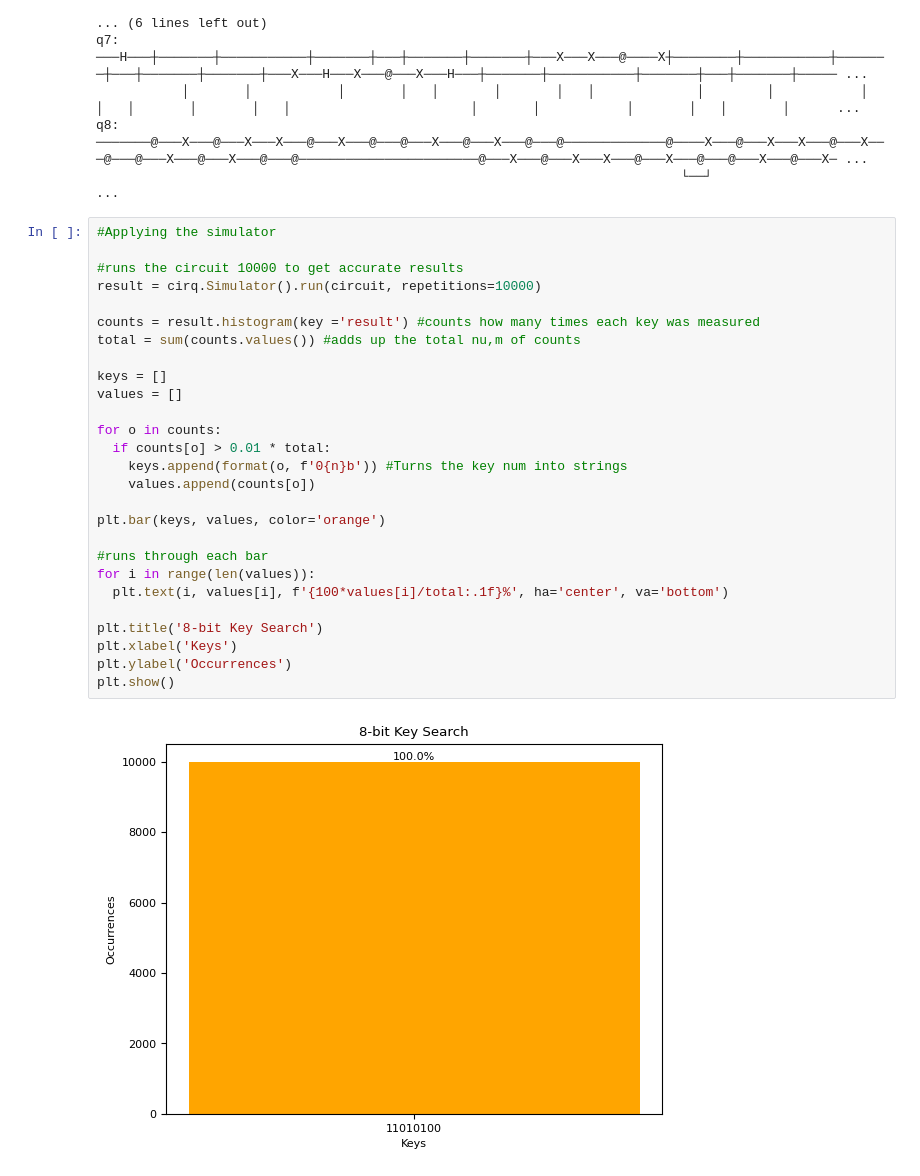
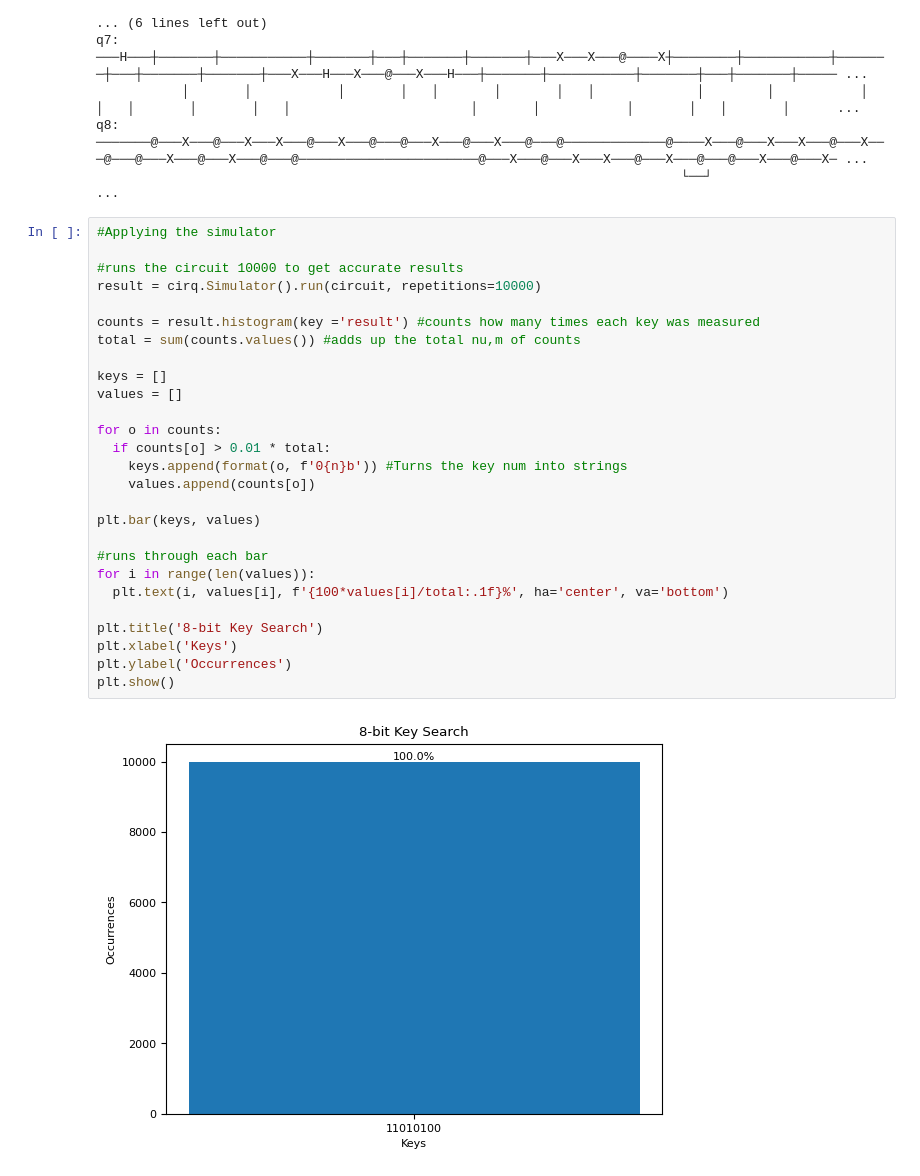
Before and after one commit to rushanh1/Quantum-Networks-Quantum-Circuits, a Jupyter notebook: quantum_brute_force_key_search.ipynb, the cells around one changed output. Saved outputs shown, nothing was run; the diff lists cells and outputs as text.

Commit message:
changed color and graph

```diff
--- a/quantum_brute_force_key_search.ipynb
+++ b/quantum_brute_force_key_search.ipynb
@@ -129,32 +129,32 @@ q8: ───────@───X───@───X───X───@─
 # %%
 #Applying the simulator
 
 #runs the circuit 10000 to get accurate results
 result = cirq.Simulator().run(circuit, repetitions=10000)
 
 counts = result.histogram(key ='result') #counts how many times each key was measured
 total = sum(counts.values()) #adds up the total nu,m of counts
 
 keys = []
 values = []
 
 for o in counts:
   if counts[o] > 0.01 * total:
     keys.append(format(o, f'0{n}b')) #Turns the key num into strings
     values.append(counts[o])
 
-plt.bar(keys, values, color='orange')
+plt.bar(keys, values)
 
 #runs through each bar
 for i in range(len(values)):
   plt.text(i, values[i], f'{100*values[i]/total:.1f}%', ha='center', va='bottom')
 
 plt.title('8-bit Key Search')
 plt.xlabel('Keys')
 plt.ylabel('Occurrences')
 plt.show()
 # %% [output]
-[figure, old version]
+[figure, new version]
 # %%
 #Applying the simulator with noise
 result = cirq.Simulator(noise=noise_model, seed=1).run(circuit, repetitions=100)
```
Also changed, not shown: parts of 2 cells of this notebook.
